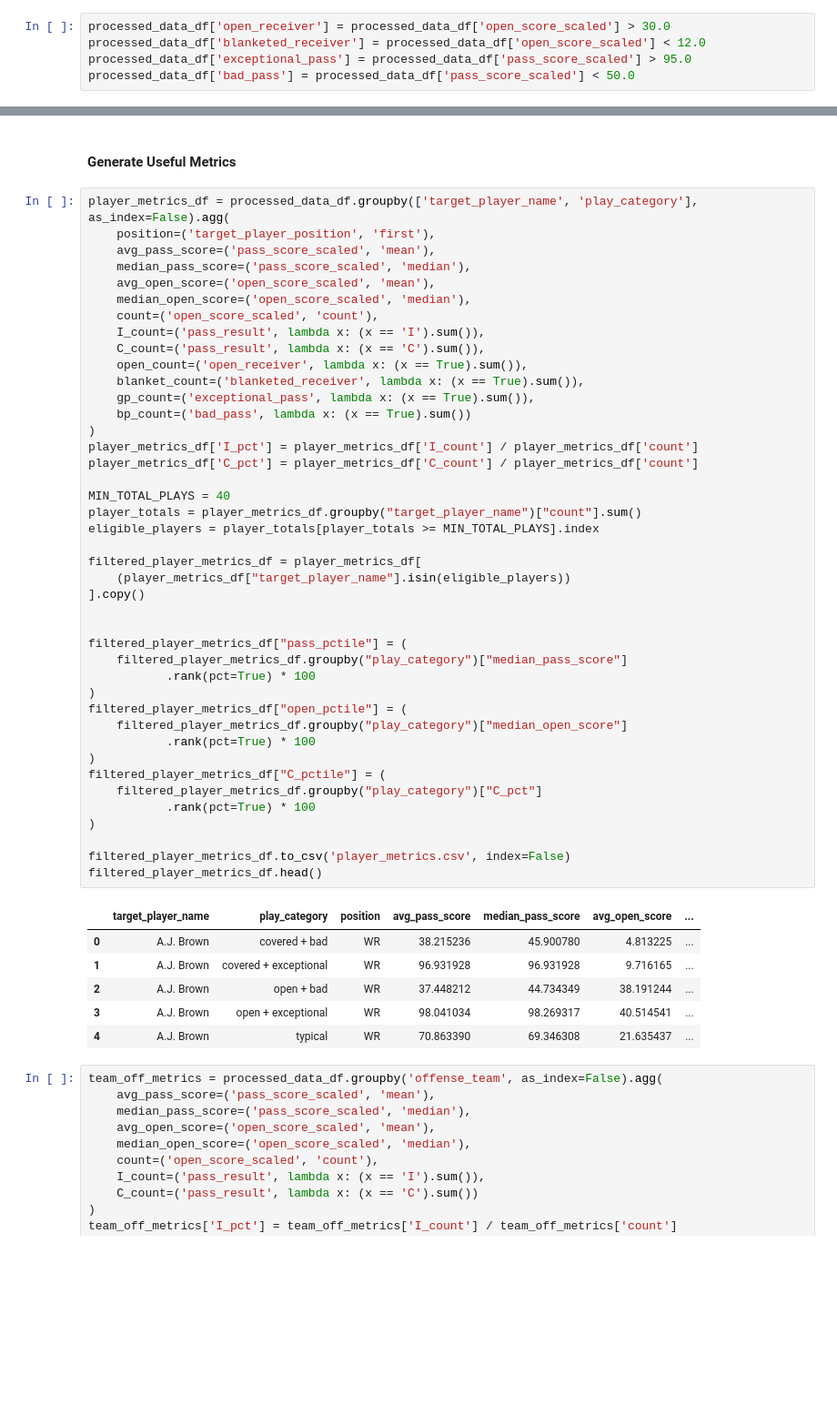
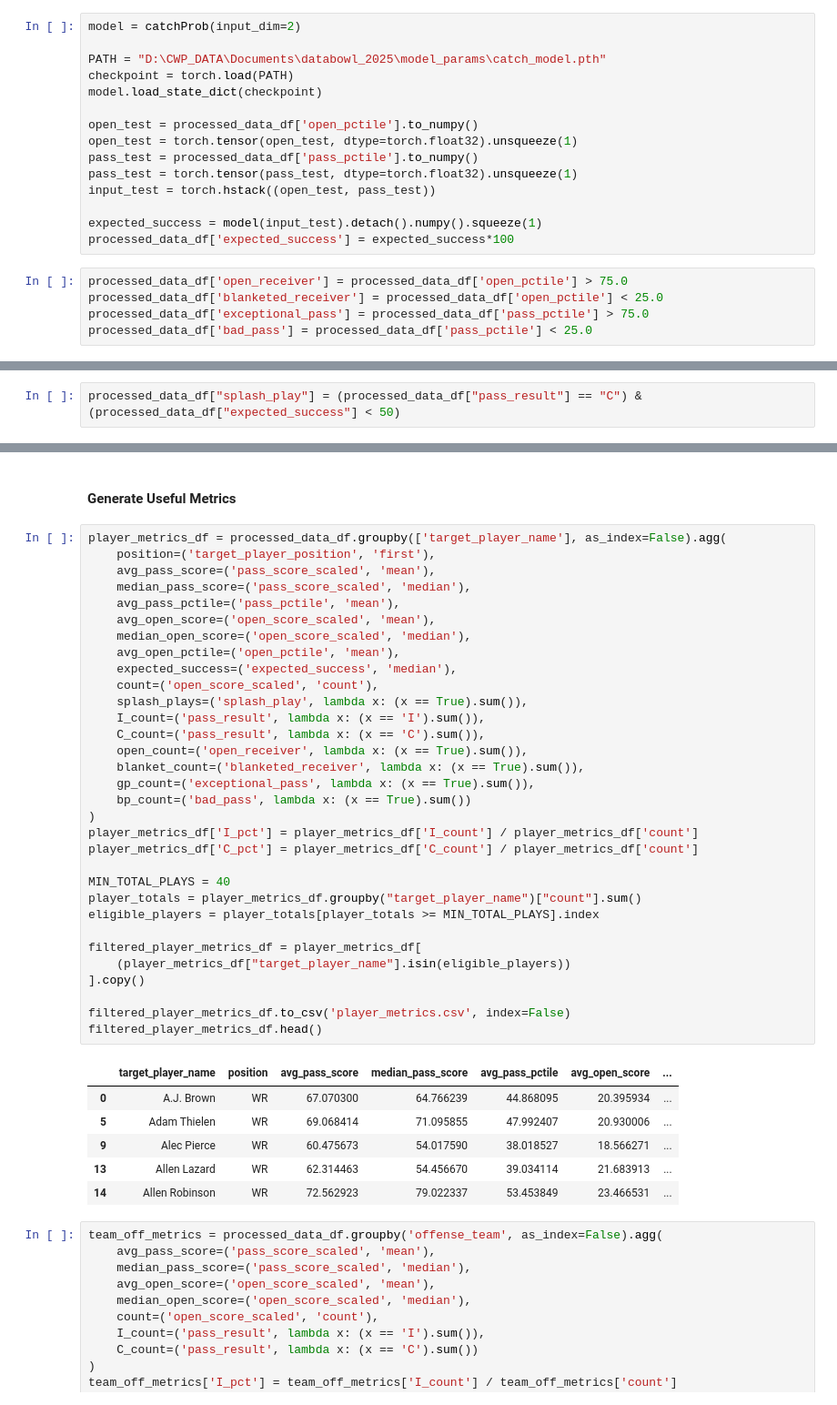
Before and after one commit to cwphung/databowl_2025, a Jupyter notebook: visualilzation.ipynb, the cells around one changed output, grey strips where cells are left out. Shown: that part at 91% size. Cells and saved outputs as stored; diff of their text form; blank space fills up the shorter version.

Commit message:
Splash plays + expected completion pct model

```diff
--- a/visualilzation.ipynb
+++ b/visualilzation.ipynb
@@ -349,8 +358,23 @@ Using these distributions, let's define:
+# %%
+model = catchProb(input_dim=2)
+
+PATH = "D:\CWP_DATA\Documents\databowl_2025\model_params\catch_model.pth"
+checkpoint = torch.load(PATH)
+model.load_state_dict(checkpoint)
+
+open_test = processed_data_df['open_pctile'].to_numpy()
+open_test = torch.tensor(open_test, dtype=torch.float32).unsqueeze(1)
+pass_test = processed_data_df['pass_pctile'].to_numpy()
+pass_test = torch.tensor(pass_test, dtype=torch.float32).unsqueeze(1)
+input_test = torch.hstack((open_test, pass_test))
+
+expected_success = model(input_test).detach().numpy().squeeze(1)
+processed_data_df['expected_success'] = expected_success*100
 # %%
-processed_data_df['open_receiver'] = processed_data_df['open_score_scaled'] > 30.0
-processed_data_df['blanketed_receiver'] = processed_data_df['open_score_scaled'] < 12.0
-processed_data_df['exceptional_pass'] = processed_data_df['pass_score_scaled'] > 95.0
-processed_data_df['bad_pass'] = processed_data_df['pass_score_scaled'] < 50.0
+processed_data_df['open_receiver'] = processed_data_df['open_pctile'] > 75.0
+processed_data_df['blanketed_receiver'] = processed_data_df['open_pctile'] < 25.0
+processed_data_df['exceptional_pass'] = processed_data_df['pass_pctile'] > 75.0
+processed_data_df['bad_pass'] = processed_data_df['pass_pctile'] < 25.0
 # %%
 def label_row(row):
     if row["open_receiver"] and row["exceptional_pass"]:
@@ -364,6 +388,8 @@ def label_row(row):
     return "typical"
 
 processed_data_df["play_category"] = processed_data_df.apply(label_row, axis=1)
+# %%
+processed_data_df["splash_play"] = (processed_data_df["pass_result"] == "C") & (processed_data_df["expected_success"] < 50)
 # %%
 processed_data_df
 # %% [output]
@@ -385,54 +411,44 @@ processed_data_df.to_csv('processed_data.csv', index=False)
 # %% [markdown]
 #### Generate Useful Metrics
 # %%
-player_metrics_df = processed_data_df.groupby(['target_player_name', 'play_category'], as_index=False).agg(
+player_metrics_df = processed_data_df.groupby(['target_player_name'], as_index=False).agg(
     position=('target_player_position', 'first'),
     avg_pass_score=('pass_score_scaled', 'mean'),
     median_pass_score=('pass_score_scaled', 'median'),
+    avg_pass_pctile=('pass_pctile', 'mean'),
     avg_open_score=('open_score_scaled', 'mean'),
     median_open_score=('open_score_scaled', 'median'),
+    avg_open_pctile=('open_pctile', 'mean'),
+    expected_success=('expected_success', 'median'),
     count=('open_score_scaled', 'count'),
+    splash_plays=('splash_play', lambda x: (x == True).sum()),
     I_count=('pass_result', lambda x: (x == 'I').sum()),
     C_count=('pass_result', lambda x: (x == 'C').sum()),
     open_count=('open_receiver', lambda x: (x == True).sum()),
     blanket_count=('blanketed_receiver', lambda x: (x == True).sum()),
     gp_count=('exceptional_pass', lambda x: (x == True).sum()),
     bp_count=('bad_pass', lambda x: (x == True).sum())
 )
 player_metrics_df['I_pct'] = player_metrics_df['I_count'] / player_metrics_df['count']
 player_metrics_df['C_pct'] = player_metrics_df['C_count'] / player_metrics_df['count']
 
 MIN_TOTAL_PLAYS = 40
 player_totals = player_metrics_df.groupby("target_player_name")["count"].sum()
 eligible_players = player_totals[player_totals >= MIN_TOTAL_PLAYS].index
 
 filtered_player_metrics_df = player_metrics_df[
     (player_metrics_df["target_player_name"].isin(eligible_players))
 ].copy()
 
-
-filtered_player_metrics_df["pass_pctile"] = (
-    filtered_player_metrics_df.groupby("play_category")["median_pass_score"]
-           .rank(pct=True) * 100
-)
-filtered_player_metrics_df["open_pctile"] = (
-    filtered_player_metrics_df.groupby("play_category")["median_open_score"]
-           .rank(pct=True) * 100
-)
-filtered_player_metrics_df["C_pctile"] = (
-    filtered_player_metrics_df.groupby("play_category")["C_pct"]
-           .rank(pct=True) * 100
-)
-
 filtered_player_metrics_df.to_csv('player_metrics.csv', index=False)
 filtered_player_metrics_df.head()
 # %% [output]
-|  | target_player_name | play_category | position | avg_pass_score | median_pass_score | avg_open_score | ... |
-| 0 | A.J. Brown | covered + bad | WR | 38.215236 | 45.900780 | 4.813225 | ... |
-| 1 | A.J. Brown | covered + exceptional | WR | 96.931928 | 96.931928 | 9.716165 | ... |
-| 2 | A.J. Brown | open + bad | WR | 37.448212 | 44.734349 | 38.191244 | ... |
-| 3 | A.J. Brown | open + exceptional | WR | 98.041034 | 98.269317 | 40.514541 | ... |
-| 4 | A.J. Brown | typical | WR | 70.863390 | 69.346308 | 21.635437 | ... |
+|  | target_player_name | position | avg_pass_score | median_pass_score | avg_pass_pctile | avg_open_score | ... |
+| 0 | A.J. Brown | WR | 67.070300 | 64.766239 | 44.868095 | 20.395934 | ... |
+| 5 | Adam Thielen | WR | 69.068414 | 71.095855 | 47.992407 | 20.930006 | ... |
+| 9 | Alec Pierce | WR | 60.475673 | 54.017590 | 38.018527 | 18.566271 | ... |
+| 13 | Allen Lazard | WR | 62.314463 | 54.456670 | 39.034114 | 21.683913 | ... |
+| 14 | Allen Robinson | WR | 72.562923 | 79.022337 | 53.453849 | 23.466531 | ... |
 # %%
 team_off_metrics = processed_data_df.groupby('offense_team', as_index=False).agg(
     avg_pass_score=('pass_score_scaled', 'mean'),
```
Also changed, not shown: parts of 8 cells of this notebook, 4 other files.
